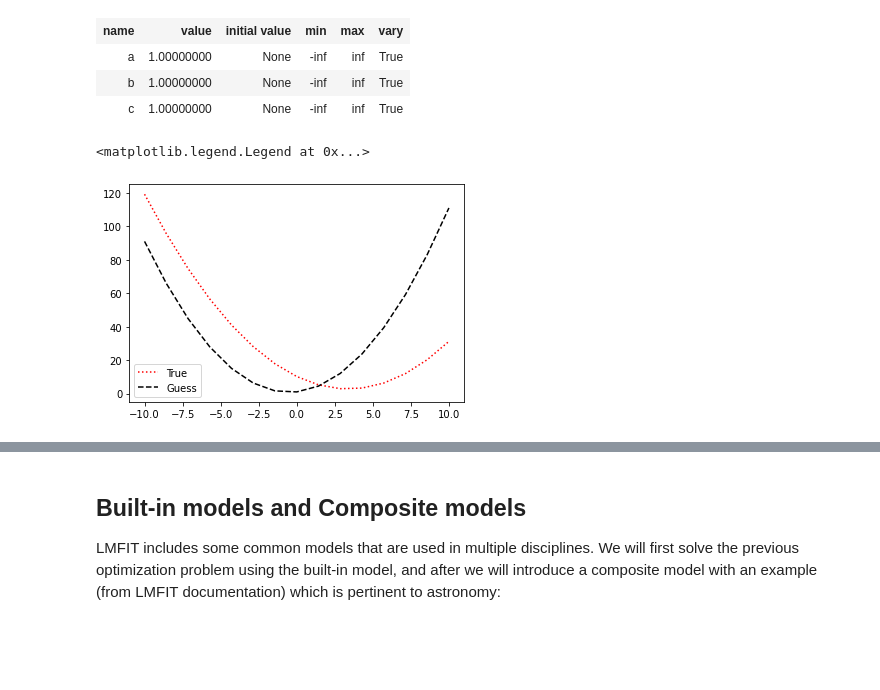
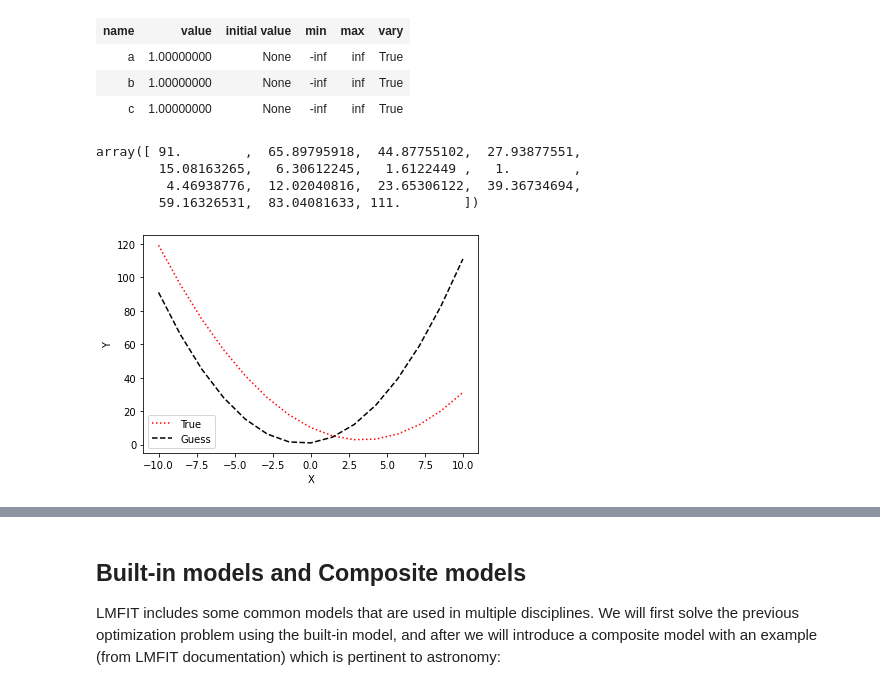
Before and after one commit to gdamke/IntroPythonAstroPhD, a Jupyter notebook: 12_Optimization_lmfit/Optimization_lmfit.ipynb, the cells around one changed output, grey strips where cells are left out. Saved outputs shown, nothing was run; the diff lists cells and outputs as text; code cells hidden in the pictures; blank space fills up the shorter version.

```diff
--- a/12_Optimization_lmfit/Optimization_lmfit.ipynb
+++ b/12_Optimization_lmfit/Optimization_lmfit.ipynb
@@ -280,14 +284,21 @@ parab_params
 | c | 1.00000000 | None | -inf | inf | True |
 # %%
 Ypar_guess = parab_model.eval(parab_params, x=X)
+Ypar_guess
+# %% [output]
+array([ 91.        ,  65.89795918,  44.87755102,  27.93877551,
+        15.08163265,   6.30612245,   1.6122449 ,   1.        ,
+         4.46938776,  12.02040816,  23.65306122,  39.36734694,
+        59.16326531,  83.04081633, 111.        ])
 # %%
 plt.clf()
 plt.plot(X, Ypar_true, 'r:', label='True')
 plt.plot(X, Ypar_guess, 'k--', label='Guess')
 plt.legend(loc=0)
+plt.xlabel("X")
+plt.ylabel("Y");
 # %% [output]
-<matplotlib.legend.Legend at 0x...>
-[figure, old version]
+[figure, new version]
 # %%
 # Create some mock data:
 Ypar_meas = Ypar_true + 8*np.random.randn(len(X))
```
Also changed, not shown: parts of 29 cells of this notebook.
